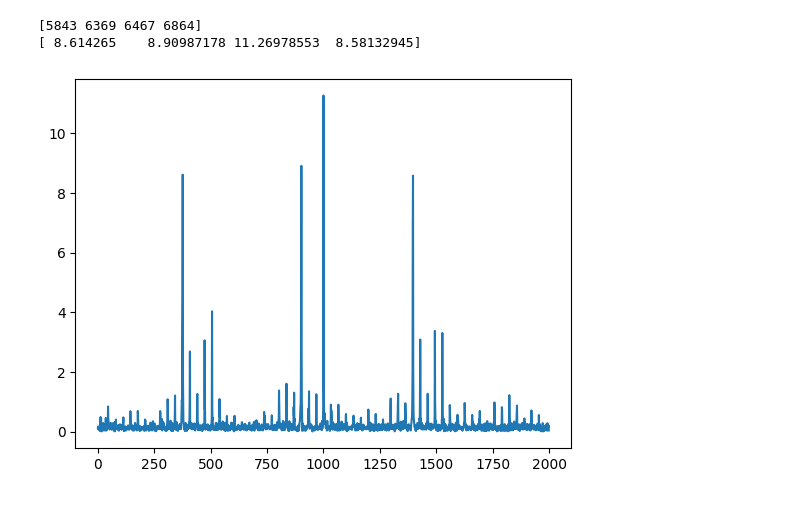
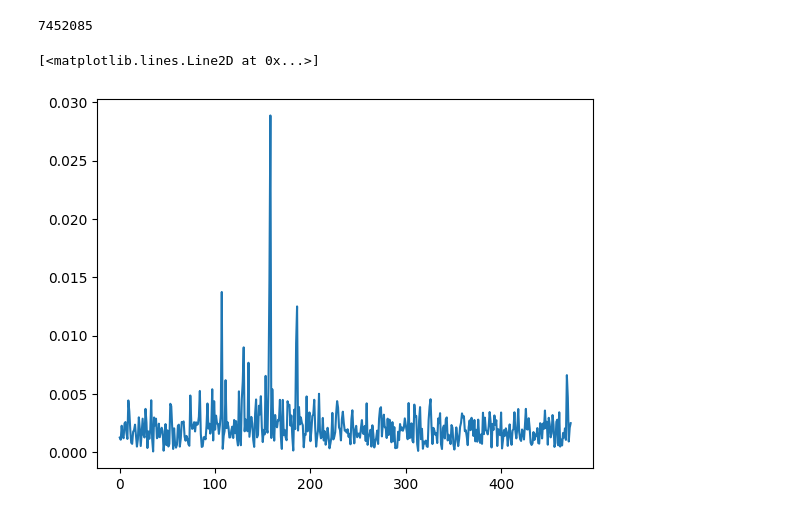
Before and after one commit to navya-xx/OTA-C, a Jupyter notebook: cpp/sync_tests.ipynb, the cells around one changed output. Saved outputs shown, nothing was run; the diff lists cells and outputs as text; code cells hidden in the pictures.

```diff
--- a/cpp/sync_tests.ipynb
+++ b/cpp/sync_tests.ipynb
@@ -2,7 +2,7 @@
 import numpy as np
 import struct
 # %%
-file_path = "./storage/rx_sync_data.dat"
+file_path = "./storage/upsamp_record_window_test_3.dat"
 sample_size = 8
 with open(file_path, 'rb') as f:
     # Read the binary data
@@ -29,9 +29,14 @@ plt.plot(np.abs(samples))
 # %%
-N = 1021
+N = 79
 M = 31
 R = 1
+U = 1
 zfc_seq = np.array([np.exp(-1j * np.pi * M * n * (n + 1) / N) for n in range(N)])
+zfc_seq_upsamp = np.zeros((N*U), dtype=complex)
+for i in range(N):
+    zfc_seq_upsamp[i*U] = zfc_seq[i]
+
 # zfc_seq_rep = np.tile(zfc_seq, R)
-print(zfc_seq.shape)
-# print(zfc_seq_rep.shape)
+print(zfc_seq_upsamp.shape)
+# plt.plot(np.abs(zfc_seq_upsamp))
 # %% [output]
@@ -39,5 +44,5 @@ print(zfc_seq.shape)
 # %%
-corr_zfc = np.correlate(samples, zfc_seq, mode='full')
+corr_zfc = np.correlate(samples, zfc_seq_upsamp, mode='full')
 plt.plot(np.abs(corr_zfc))
 print(np.argmax(np.abs(corr_zfc)))
 # %% [output]
@@ -46,12 +51,13 @@ print(np.argmax(np.abs(corr_zfc)))
 # %%
 plot_data = np.abs(corr_zfc)
 pmax = np.argmax(plot_data).item()
+print(pmax)
 
-plt.plot(plot_data[pmax - 1000 : pmax + 1000])
+plt.plot(plot_data[pmax - 2 * N * U : pmax + 4 * N * U])
 
-print(np.argwhere(plot_data > 8.0).squeeze())
-print(plot_data[np.argwhere(plot_data > 8.0).squeeze()])
+# print(np.diff(np.argwhere(plot_data > 60.0).squeeze()))
+# print(plot_data[np.argwhere(plot_data > 60.0).squeeze()])
 # %% [output]
-[5843 6369 6467 6864]
-[ 8.614265    8.90987178 11.26978553  8.58132945]
+7452085
+[<matplotlib.lines.Line2D at 0x...>]
-[figure, old version]
+[figure, new version]
```
Also changed, not shown: parts of 5 cells of this notebook.
